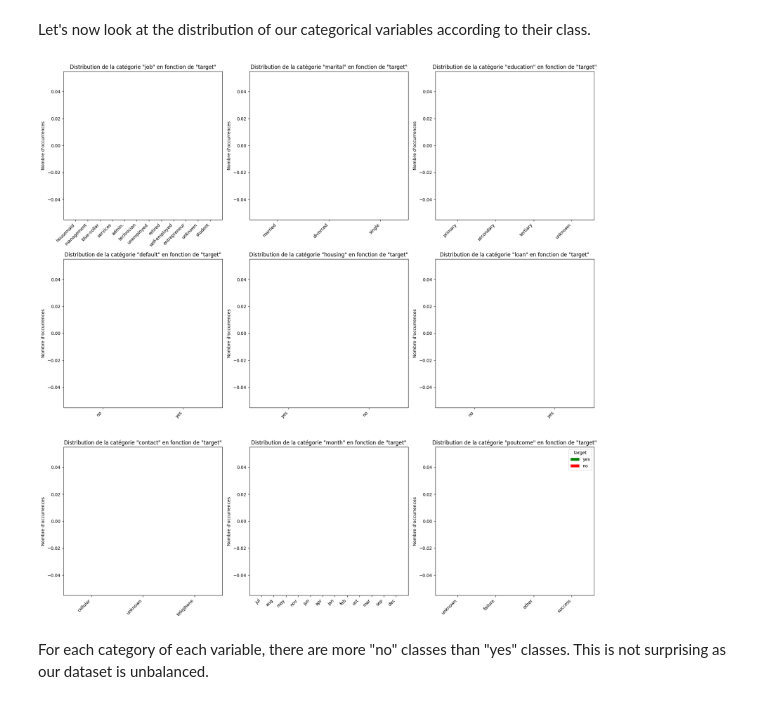
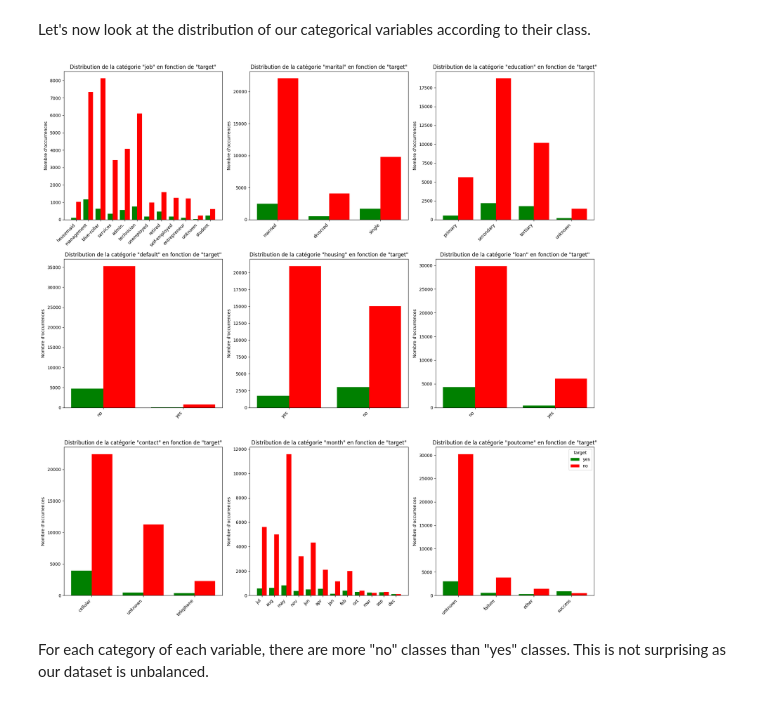
Before and after one commit to MaxenceAr/Projet_AAA, a Jupyter notebook: Projet_AAA_ARHOUL_REVEL.ipynb, the cells around one changed output. Drawn from its saved outputs; the diff is of its cells as text; code cells hidden in the pictures.

```diff
--- a/Projet_AAA_ARHOUL_REVEL.ipynb
+++ b/Projet_AAA_ARHOUL_REVEL.ipynb
@@ -268,6 +268,9 @@ Let's now look at the distribution of our categorical variables according to the
 # %%
 import matplotlib.pyplot as plt
 import numpy as np
+label_encoder = LabelEncoder()
+y_encoded = label_encoder.fit_transform(y)
+#y_encoded has the same informations than y, but in y_encoded 1 corresponds to 'yes', and 0 to 'no'. We do that because Balance Random Forest can manage only target with 0 and 1.
 
 # Liste des colonnes catégorielles à visualiser
 categorical_columns = ["job", "marital", "education", "default", "housing", "loan", "contact", "month", "poutcome"]
@@ -277,36 +280,36 @@ fig, axs = plt.subplots(3, 3, figsize=(18, 18))  # 3 lignes, 3 colonnes (9 graph
 
 # Boucle à travers les colonnes catégorielles
 for i, column in enumerate(categorical_columns):
     # Exemple de données (assurez-vous que vos données contiennent des occurrences de chaque catégorie pour 'yes' et 'no')
     categories = X[column].unique()
-    values_yes = X.loc[y == 'yes', column].value_counts().reindex(categories, fill_value=0)
-    values_no = X.loc[y == 'no', column].value_counts().reindex(categories, fill_value=0)
+    values_yes = X.loc[y_encoded == 1, column].value_counts().reindex(categories, fill_value=0)
+    values_no = X.loc[y_encoded == 0, column].value_counts().reindex(categories, fill_value=0)
 
     # Initialisez les positions des barres
     positions = np.arange(len(categories))
 
     # Tracez les barres pour la catégorie 'yes'
     bars_yes = axs[i // 3, i % 3].bar(positions - 0.2, values_yes, width=0.4, color='green', label='yes')
 
     # Tracez les barres pour la catégorie 'no'
     bars_no = axs[i // 3, i % 3].bar(positions + 0.2, values_no, width=0.4, color='red', label='no')
 
     # Ajoutez des étiquettes et des titres
     axs[i // 3, i % 3].set_xticks(positions)
     axs[i // 3, i % 3].set_xticklabels(categories, rotation=45, ha="right")
     axs[i // 3, i % 3].set_ylabel('Nombre d\'occurrences')
     axs[i // 3, i % 3].set_title(f'Distribution de la catégorie "{column}" en fonction de "target"')
 
 # Ajoutez une légende pour les couleurs
 axs[2, 2].legend(title='target')
 
 # Ajustez l'espacement entre les sous-graphiques
 fig.tight_layout()
 
 # Affichez le graphique
 plt.show()
 # %% [output]
-[figure, old version]
+[figure, new version]
 # %% [markdown]
 For each category of each variable, there are more "no" classes than "yes" classes. This is not surprising as our dataset is unbalanced.
 # %% [markdown]
```
Also changed, not shown: parts of 1 cell of this notebook.
